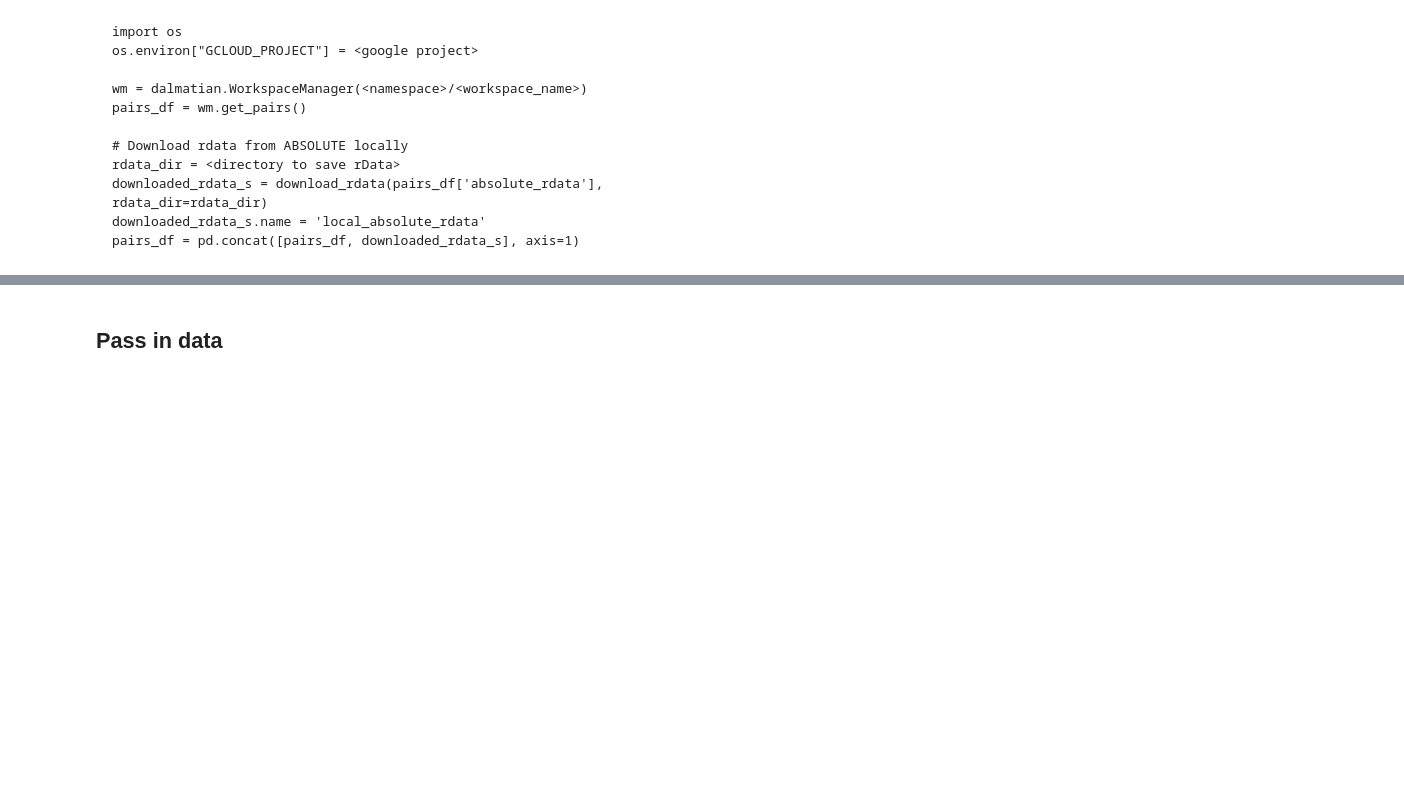
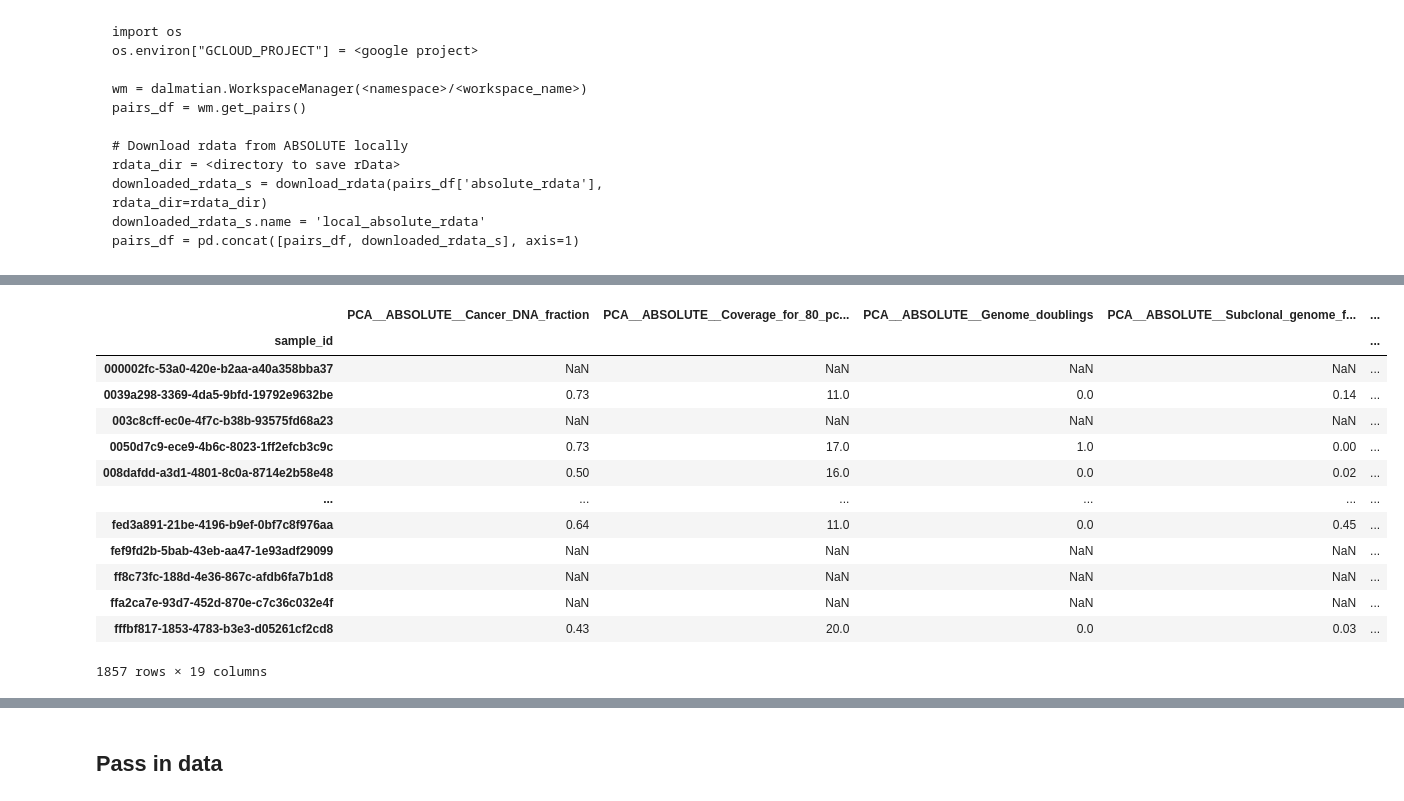
Before and after one commit to getzlab/PurityReviewer, a Jupyter notebook: example_notebooks/purity_reviewer_example.ipynb, the cells around one changed output, grey strips where cells are left out. Cells and saved outputs as stored; diff of their text form; code cells hidden in the pictures; blank space fills up the shorter version.

```diff
--- a/example_notebooks/purity_reviewer_example.ipynb
+++ b/example_notebooks/purity_reviewer_example.ipynb
@@ -96,0 +122,18 @@ wm_pairs_df['local_absolute_rdata'].iloc[0]
+# %%
+wm_samples_df = wm.get_samples()
+wm_samples_df
+# %% [output]
+|  | PCA__ABSOLUTE__Cancer_DNA_fraction | PCA__ABSOLUTE__Coverage_for_80_pc... | PCA__ABSOLUTE__Genome_doublings | PCA__ABSOLUTE__Subclonal_genome_f... | ... |
+| sample_id |  |  |  |  | ... |
+| 000002fc-53a0-420e-b2aa-a40a358bba37 | NaN | NaN | NaN | NaN | ... |
+| 0039a298-3369-4da5-9bfd-19792e9632be | 0.73 | 11.0 | 0.0 | 0.14 | ... |
+| 003c8cff-ec0e-4f7c-b38b-93575fd68a23 | NaN | NaN | NaN | NaN | ... |
+| 0050d7c9-ece9-4b6c-8023-1ff2efcb3c9c | 0.73 | 17.0 | 1.0 | 0.00 | ... |
+| 008dafdd-a3d1-4801-8c0a-8714e2b58e48 | 0.50 | 16.0 | 0.0 | 0.02 | ... |
+| ... | ... | ... | ... | ... | ... |
+| fed3a891-21be-4196-b9ef-0bf7c8f976aa | 0.64 | 11.0 | 0.0 | 0.45 | ... |
+| fef9fd2b-5bab-43eb-aa47-1e93adf29099 | NaN | NaN | NaN | NaN | ... |
+| ff8c73fc-188d-4e36-867c-afdb6fa7b1d8 | NaN | NaN | NaN | NaN | ... |
+| ffa2ca7e-93d7-452d-870e-c7c36c032e4f | NaN | NaN | NaN | NaN | ... |
+| fffbf817-1853-4783-b3e3-d05261cf2cd8 | 0.43 | 20.0 | 0.0 | 0.03 | ... |
+1857 rows × 19 columns
```
Also changed, not shown: parts of 8 cells of this notebook.
